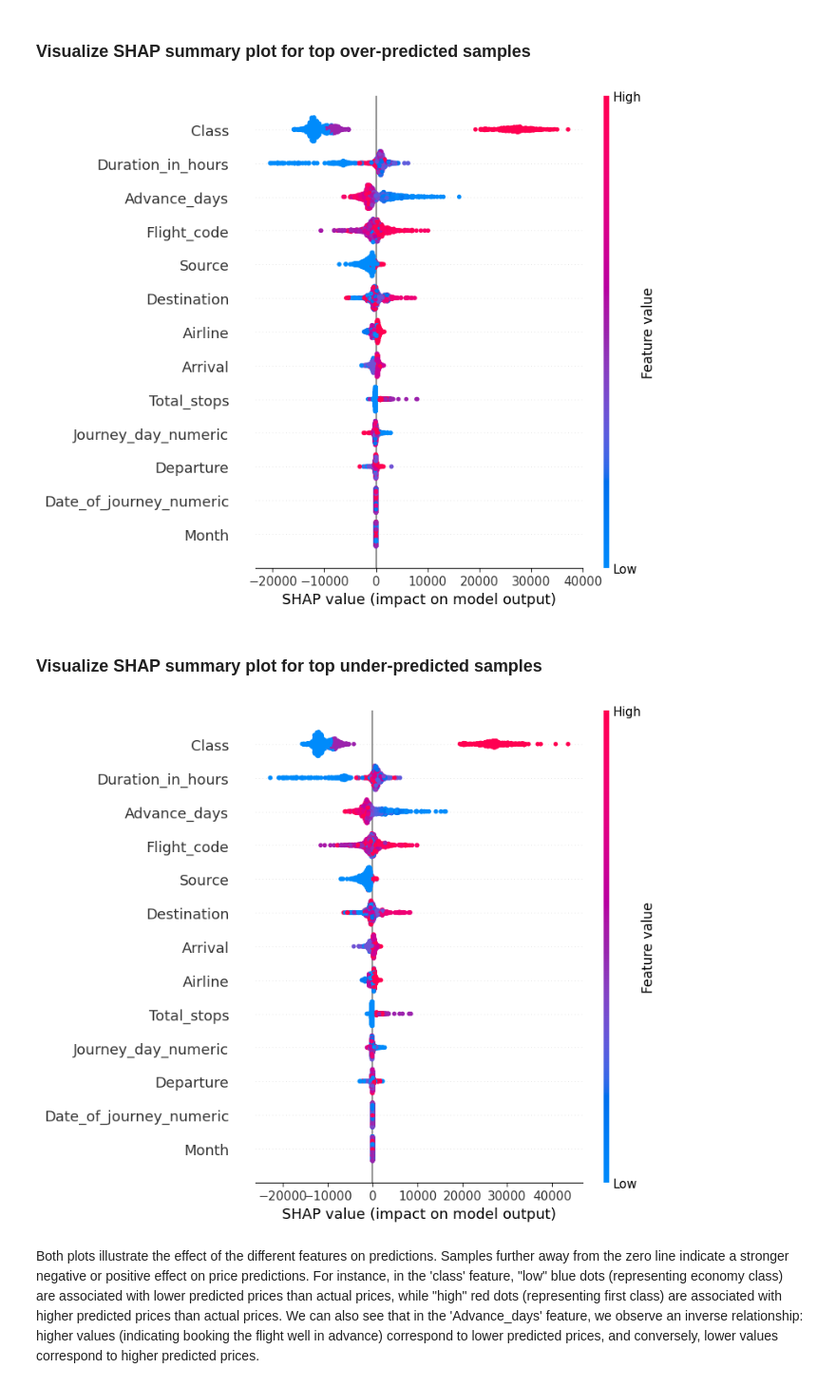
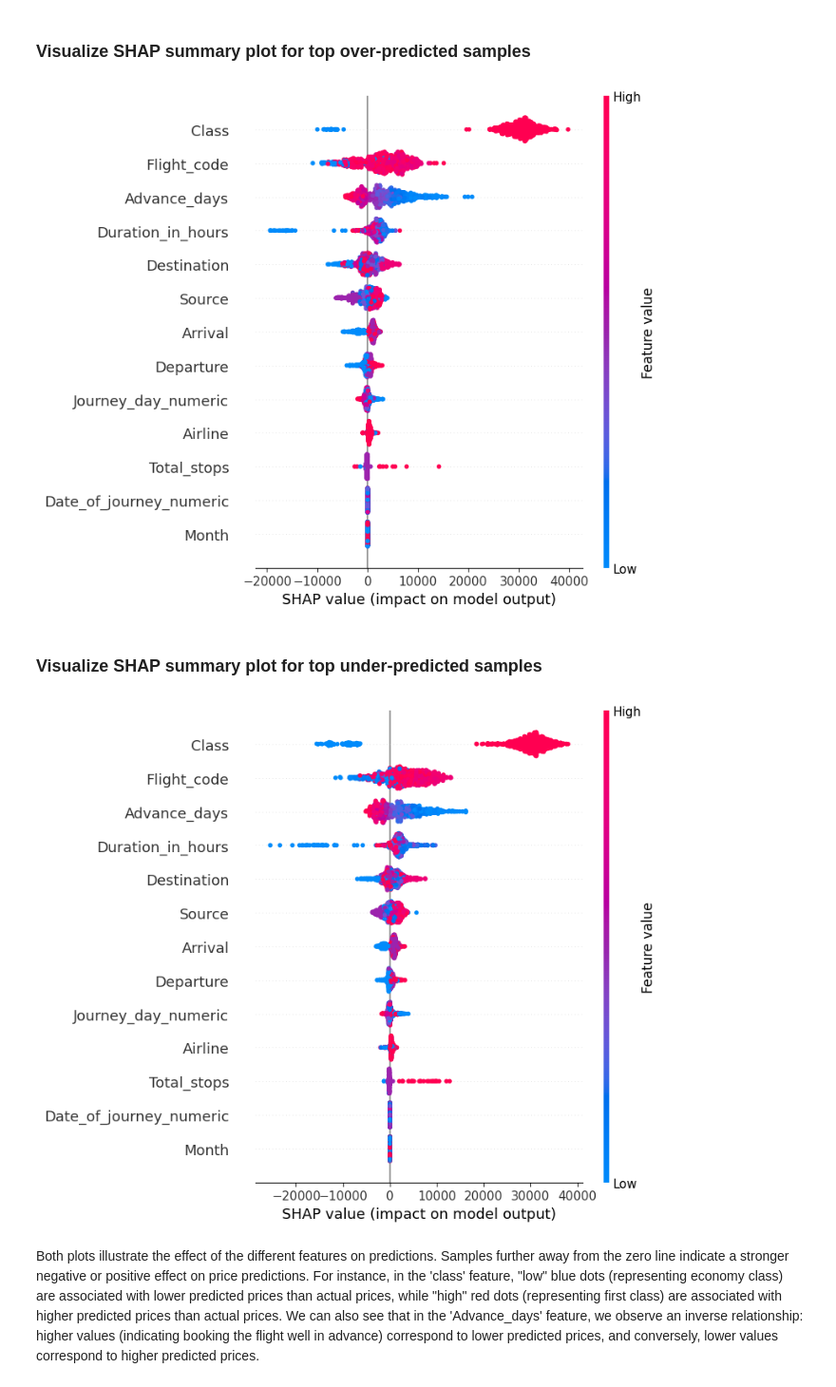
Before and after one commit to NoamGini/Tabular-data-science---Airfare, a Jupyter notebook: Pipeline.ipynb, the cells around one changed output. Shown at 95% size. Cells and saved outputs as stored; diff of their text form; code cells hidden in the pictures.

```diff
--- a/Pipeline.ipynb
+++ b/Pipeline.ipynb
@@ -393,13 +403,12 @@ dtf['Journey_day_numeric'] = dtf['Journey_day'].map(day_mapping)
 # %%
-class_mapping = {
-    'Economy': 1,
-    'Premium Economy': 2,
-    'Business': 3,
-    'First': 4
+stop_mapping = {
+    'non-stop': 0,
+    '1-stop': 1,
+    '2+-stop': 2
 }
 
-# Map the days of the week to numeric values
-dtf['Class'] = dtf['Class'].map(class_mapping)
+# Map the total stops to numeric values
+dtf['Total_stops'] = dtf['Total_stops'].map(stop_mapping)
 # %% [markdown]
 **Date_of_journey ----> Date_of_journey_numeric**
 Our data is between 16/01/2023 and 06/03/2023 therefore we converted the dates in the following format:
@@ -424,7 +433,7 @@ Converting all the other categorial attributes by a LabelEncoder function
 from sklearn.preprocessing import LabelEncoder
 # Encode categorical variables
 label_encoder = LabelEncoder()
-for col in ['Airline', 'Flight_code', 'Source', 'Departure', 'Total_stops', 'Arrival', 'Destination']:
+for col in ['Airline', 'Flight_code', 'Source', 'Departure', 'Arrival', 'Destination']:
     dtf[col] = label_encoder.fit_transform(dtf[col])
 
 # Drop original datetime and object columns
@@ -596,20 +605,20 @@ we can see that there are more low estimators than high.
 # %% [markdown]
 Now, we would like to analyze the predictions using the SHAP library, a tool commonly used for interpreting machine learning models. Therefore, we'll sample the top overpredicted and underpredicted instances. By doing so, we aim to discern patterns and underlying factors contributing to these predicted outliers.
 # %%
+
 # Calculate the difference between predicted and actual fares
 fare_difference = y_pred - y_test
+
+# Sorting the fare differences
+sorted_fare_difference = fare_difference.sort_values(ascending=False)
+
 # Get the indices of top 1000 over-predicted and under-predicted samples
-# top_1000_over_predicted_indices = np.argsort(fare_difference)[-80000:][::-1]
-# top_1000_under_predicted_indices = np.argsort(fare_difference)[:80000]
-print(np.sort(fare_difference))
-print("here")
-top_1000_over_predicted_indices = np.sort(fare_difference)[-80000:][::-1]
-top_1000_under_predicted_indices = np.sort(fare_difference)[:80000]
-
+top_1000_over_predicted_indices = sorted_fare_difference.index[:1000]
+top_1000_under_predicted_indices = sorted_fare_difference.index[-1000:]
 
 # Extract the corresponding samples from the dataset
-top_1000_over_predicted_samples = dtf.iloc[top_1000_over_predicted_indices].drop(columns=['Fare'])
-top_1000_under_predicted_samples = dtf.iloc[top_1000_under_predicted_indices].drop(columns=['Fare'])
+top_1000_over_predicted_samples = dtf.loc[top_1000_over_predicted_indices].drop(columns=['Fare'])
+top_1000_under_predicted_samples = dtf.loc[top_1000_under_predicted_indices].drop(columns=['Fare'])
 
 
 # Print the top 1000 over-predicted and under-predicted samples
@@ -619,8 +628,8 @@ print("\nTop 1000 Under-predicted Samples:")
 print(top_1000_under_predicted_samples)
 
 # Extract the corresponding samples from the dataset
-top_1000_over_predicted_samples_original = original_dtf.iloc[top_1000_over_predicted_indices]
-top_1000_under_predicted_samples_original = original_dtf.iloc[top_1000_under_predicted_indices]
+top_1000_over_predicted_samples_original = original_dtf.loc[top_1000_over_predicted_indices]
+top_1000_under_predicted_samples_original = original_dtf.loc[top_1000_under_predicted_indices]
 
 # Print the top 1000 over-predicted and under-predicted samples
 print("Top 1000 Over-predicted Samples original:")
@@ -703,20 +715,20 @@ import shap
 explainer = shap.TreeExplainer(baseline_model)
 
 # Calculate SHAP values for top over-predicted and under-predicted samples
-shap_values_over_predicted = explainer(top_10_over_predicted_samples)
-shap_values_under_predicted = explainer(top_10_under_predicted_samples)
+shap_values_over_predicted = explainer(top_1000_over_predicted_samples)
+shap_values_under_predicted = explainer(top_1000_under_predicted_samples)
 # %% [markdown]
 ### Visualize SHAP summary plot for top over-predicted samples
 # %%
-shap.summary_plot(shap_values_over_predicted, features=top_10_over_predicted_samples, title="SHAP Summary Plot - Top Over-predicted Samples")
+shap.summary_plot(shap_values_over_predicted, features=top_1000_over_predicted_samples, title="SHAP Summary Plot - Top Over-predicted Samples")
 # %% [output]
-[figure, old version]
+[figure, new version]
 # %% [markdown]
 ### Visualize SHAP summary plot for top under-predicted samples
 # %%
-shap.summary_plot(shap_values_under_predicted, features=top_10_under_predicted_samples, title="SHAP Summary Plot - Top Under-predicted Samples")
+shap.summary_plot(shap_values_under_predicted, features=top_1000_under_predicted_samples, title="SHAP Summary Plot - Top Under-predicted Samples")
 # %% [output]
-[figure, old version]
+[figure, new version]
 # %% [markdown]
 Both plots illustrate the effect of the different features on predictions. Samples further away from the zero line indicate a stronger negative or positive effect on price predictions. For instance, in the 'class' feature, "low" blue dots (representing economy class) are associated with lower predicted prices than actual prices, while "high" red dots (representing first class) are associated with higher predicted prices than actual prices.
 We can also see that in the 'Advance_days' feature, we observe an inverse relationship: higher values (indicating booking the flight well in advance) correspond to lower predicted prices, and conversely, lower values correspond to higher predicted prices.
```
Also changed, not shown: parts of 24 cells of this notebook.
